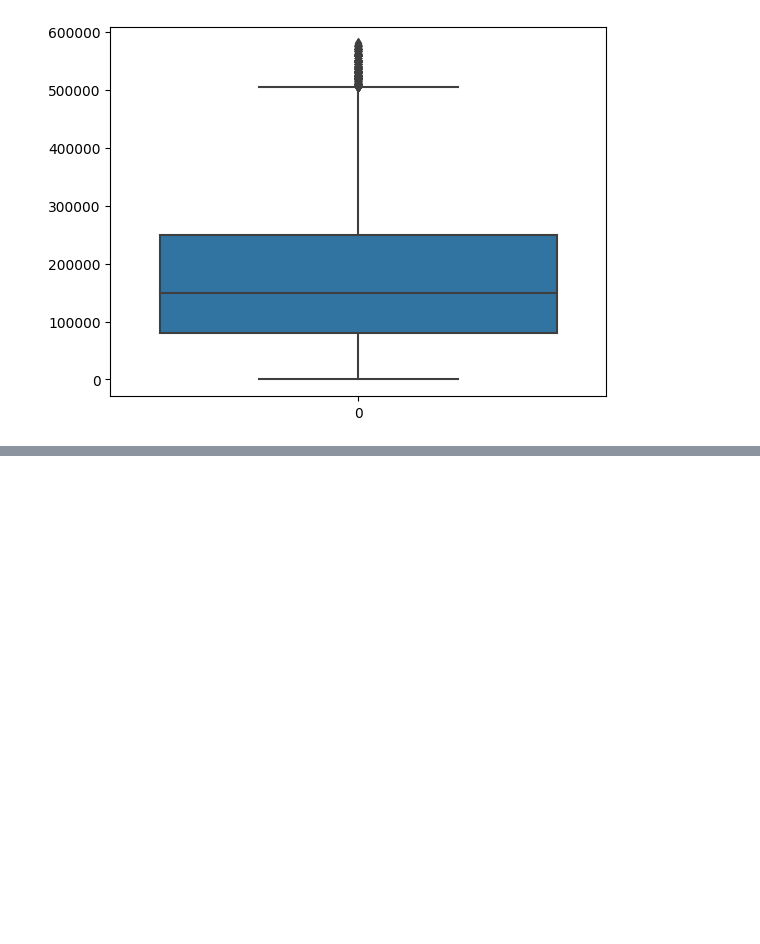
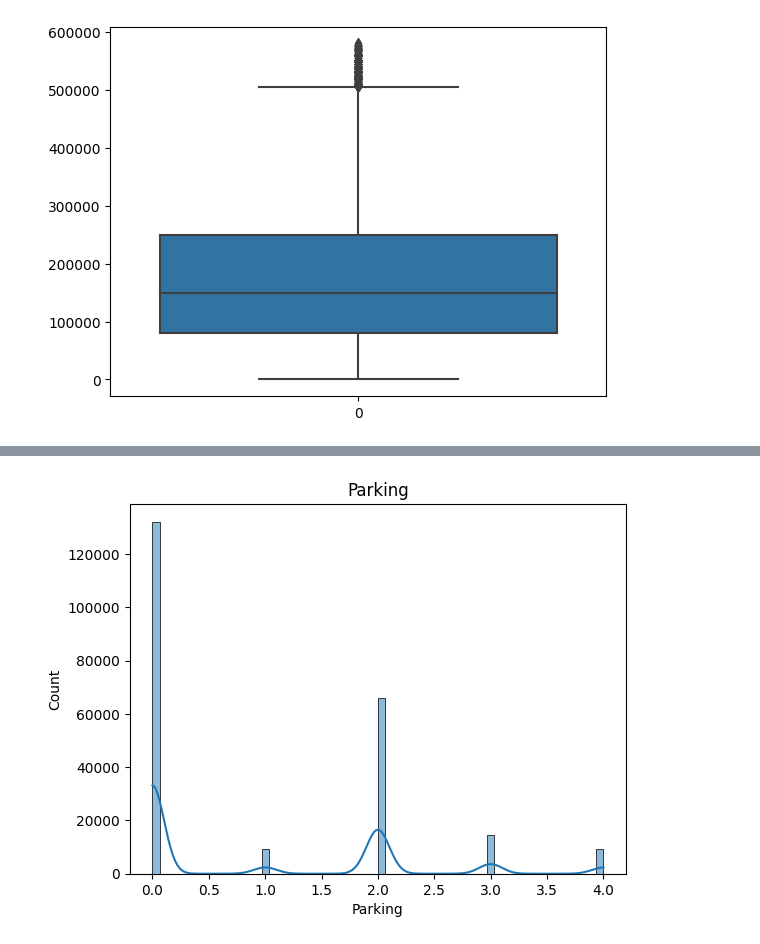
Before and after one commit to Mburu-Elvis/NairobiRentPrices, a Jupyter notebook: eda_housing_nairobi.ipynb, the cells around one changed output, grey strips where cells are left out. Saved outputs shown, nothing was run; the diff lists cells and outputs as text; code cells hidden in the pictures; blank space fills up the shorter version.

```diff
--- a/eda_housing_nairobi.ipynb
+++ b/eda_housing_nairobi.ipynb
@@ -661,0 +682,6 @@ memory usage: 10.6+ MB
+# %%
+sns.histplot(data=data['Parking'], kde=True)
+plt.title('Parking')
+plt.show()
+# %% [output]
+[figure, added]
```
Also changed, not shown: parts of 16 cells of this notebook.
